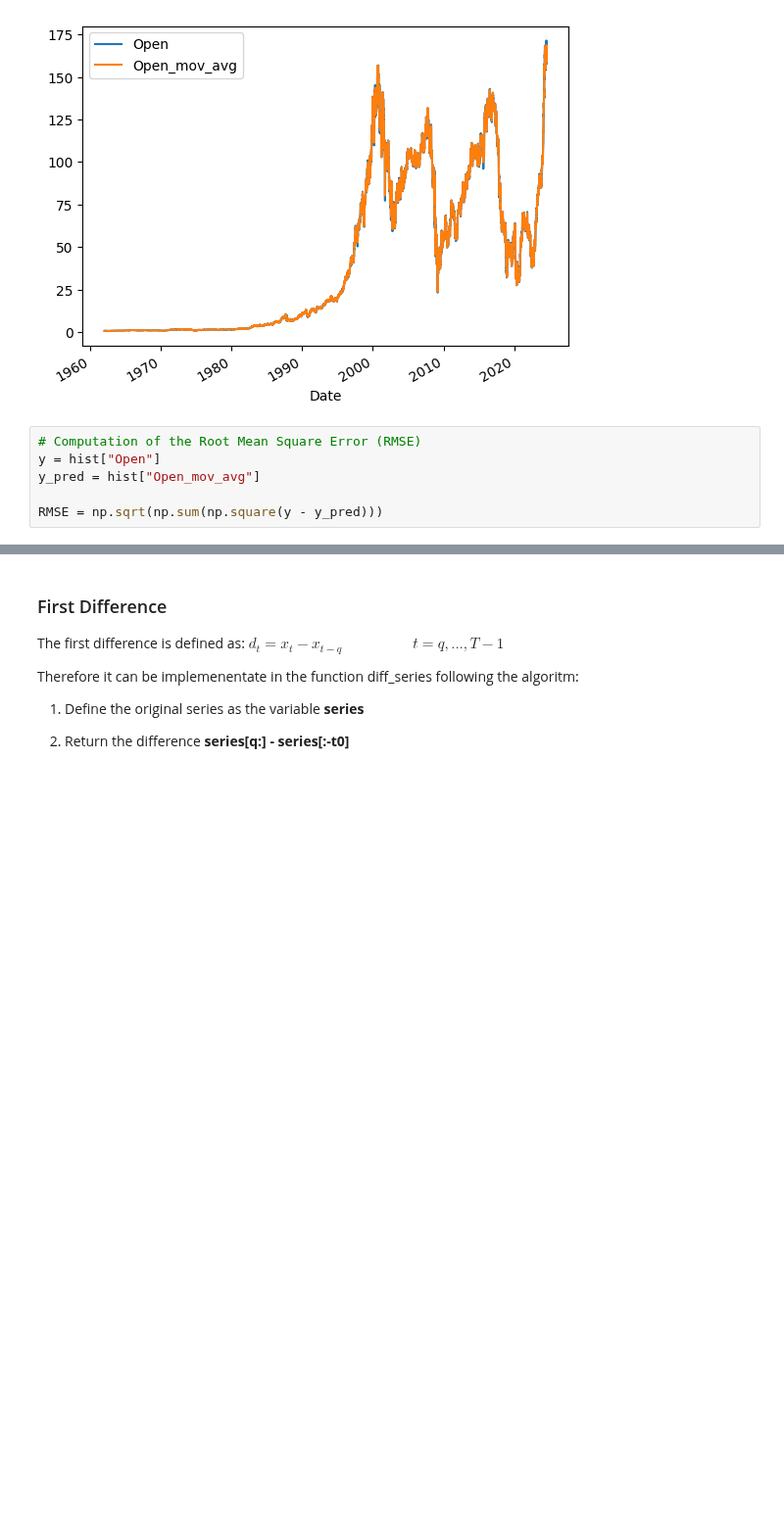
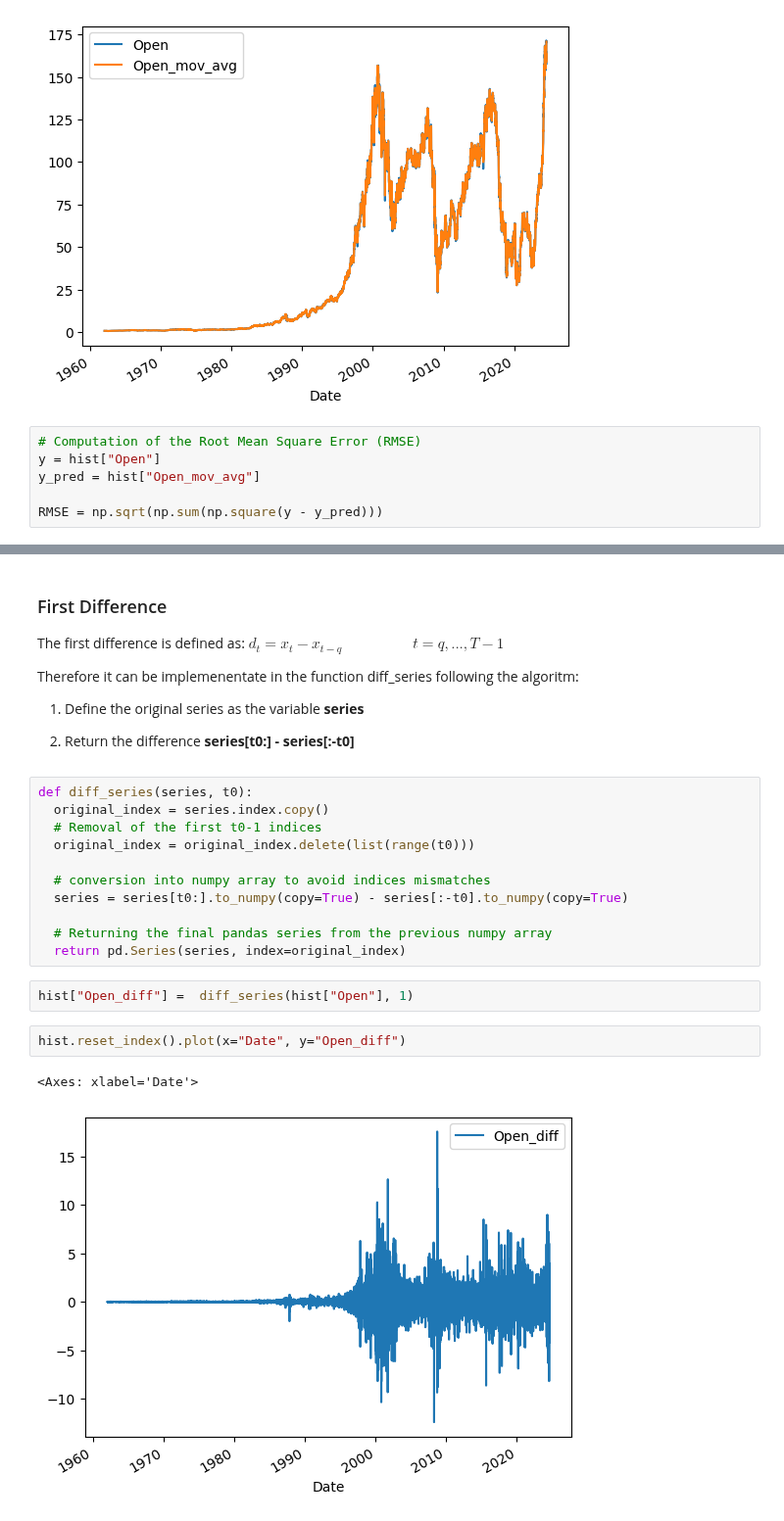
Before and after one commit to Aerospace87/ML-projects, a Jupyter notebook: tensorflow/Time_Series.ipynb, the cells around one changed output, grey strips where cells are left out. Shown at 98% size. Cells and saved outputs as stored; diff of their text form; blank space fills up the shorter version.

Commit message:
Creation of the function diff_series to compute the first difference of a series (pandas series)

```diff
--- a/tensorflow/Time_Series.ipynb
+++ b/tensorflow/Time_Series.ipynb
@@ -150,4 +150,22 @@ Therefore it can be implemenentate in the function diff_series following the alg
 
 1. Define the original series as the variable **series**
 
-2. Return the difference **series[q:] - series[:-t0]**
+2. Return the difference **series[t0:] - series[:-t0]**
+# %%
+def diff_series(series, t0):
+  original_index = series.index.copy()
+  # Removal of the first t0-1 indices
+  original_index = original_index.delete(list(range(t0)))
+
+  # conversion into numpy array to avoid indices mismatches
+  series = series[t0:].to_numpy(copy=True) - series[:-t0].to_numpy(copy=True)
+
+  # Returning the final pandas series from the previous numpy array
+  return pd.Series(series, index=original_index)
+# %%
+hist["Open_diff"] =  diff_series(hist["Open"], 1)
+# %%
+hist.reset_index().plot(x="Date", y="Open_diff")
+# %% [output]
+<Axes: xlabel='Date'>
+[figure, added]
```
Also changed, not shown: parts of 2 cells of this notebook.
